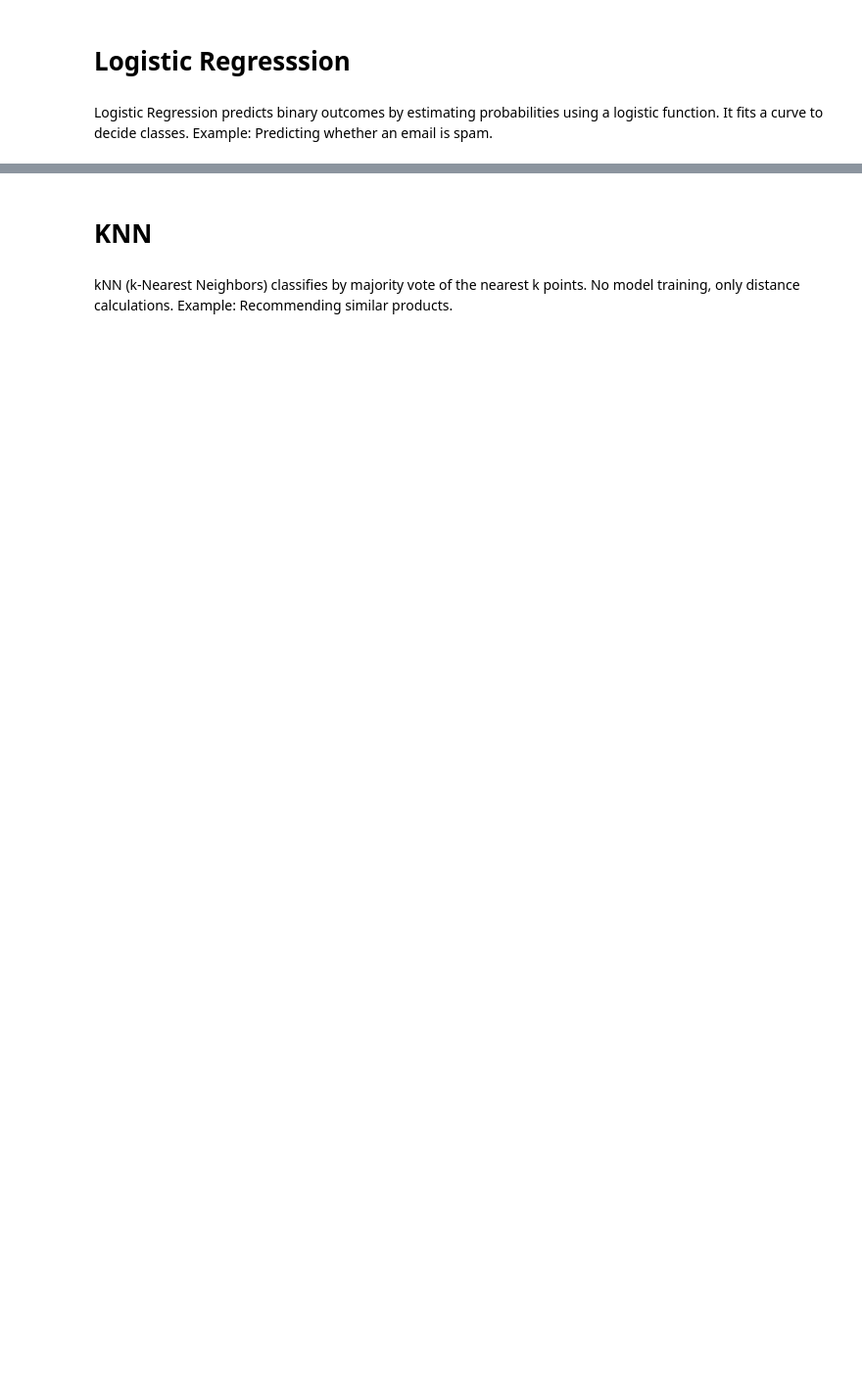
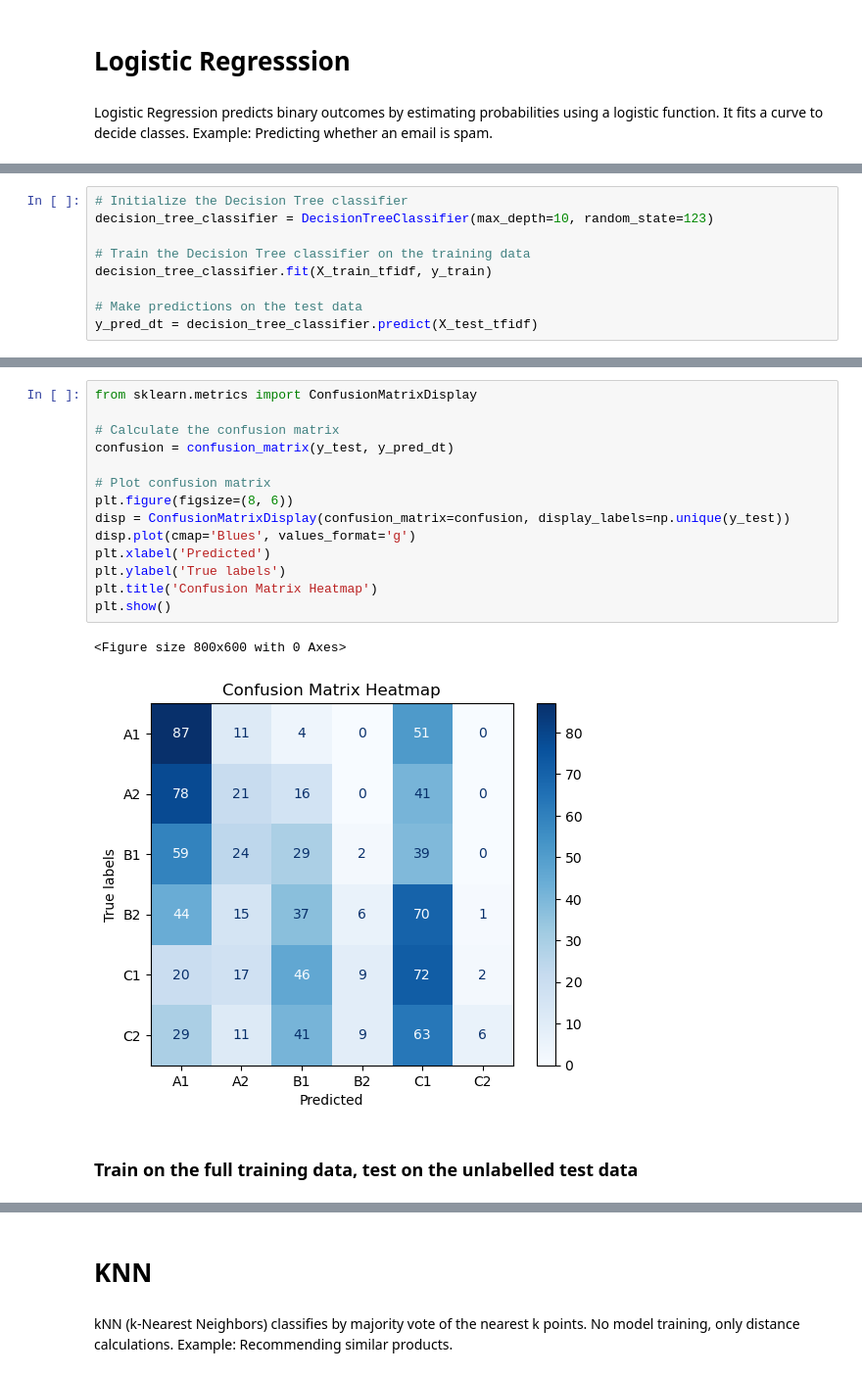
Before and after one commit to cvermno/Lausanne, a Jupyter notebook: Code/Lausanne.ipynb, the cells around one changed output, grey strips where cells are left out. Shown: that part at 98% size. Saved outputs shown, nothing was run; the diff lists cells and outputs as text; blank space fills up the shorter version.

```diff
--- a/Code/Lausanne.ipynb
+++ b/Code/Lausanne.ipynb
@@ -52,0 +358,9 @@ Accuracy: Ratio of correctly predicted observations to total observations.
+# %%
+# Initialize the Decision Tree classifier
+decision_tree_classifier = DecisionTreeClassifier(max_depth=10, random_state=123)
+
+# Train the Decision Tree classifier on the training data
+decision_tree_classifier.fit(X_train_tfidf, y_train)
+
+# Make predictions on the test data
+y_pred_dt = decision_tree_classifier.predict(X_test_tfidf)
@@ -52,0 +423,19 @@ Accuracy: Ratio of correctly predicted observations to total observations.
+# %%
+from sklearn.metrics import ConfusionMatrixDisplay
+
+# Calculate the confusion matrix
+confusion = confusion_matrix(y_test, y_pred_dt)
+
+# Plot confusion matrix
+plt.figure(figsize=(8, 6))
+disp = ConfusionMatrixDisplay(confusion_matrix=confusion, display_labels=np.unique(y_test))
+disp.plot(cmap='Blues', values_format='g')
+plt.xlabel('Predicted')
+plt.ylabel('True labels')
+plt.title('Confusion Matrix Heatmap')
+plt.show()
+# %% [output]
+<Figure size 800x600 with 0 Axes>
+[figure, added]
+# %% [markdown]
+### Train on the full training data, test on the unlabelled test data
```
Also changed, not shown: parts of 96 cells of this notebook.
